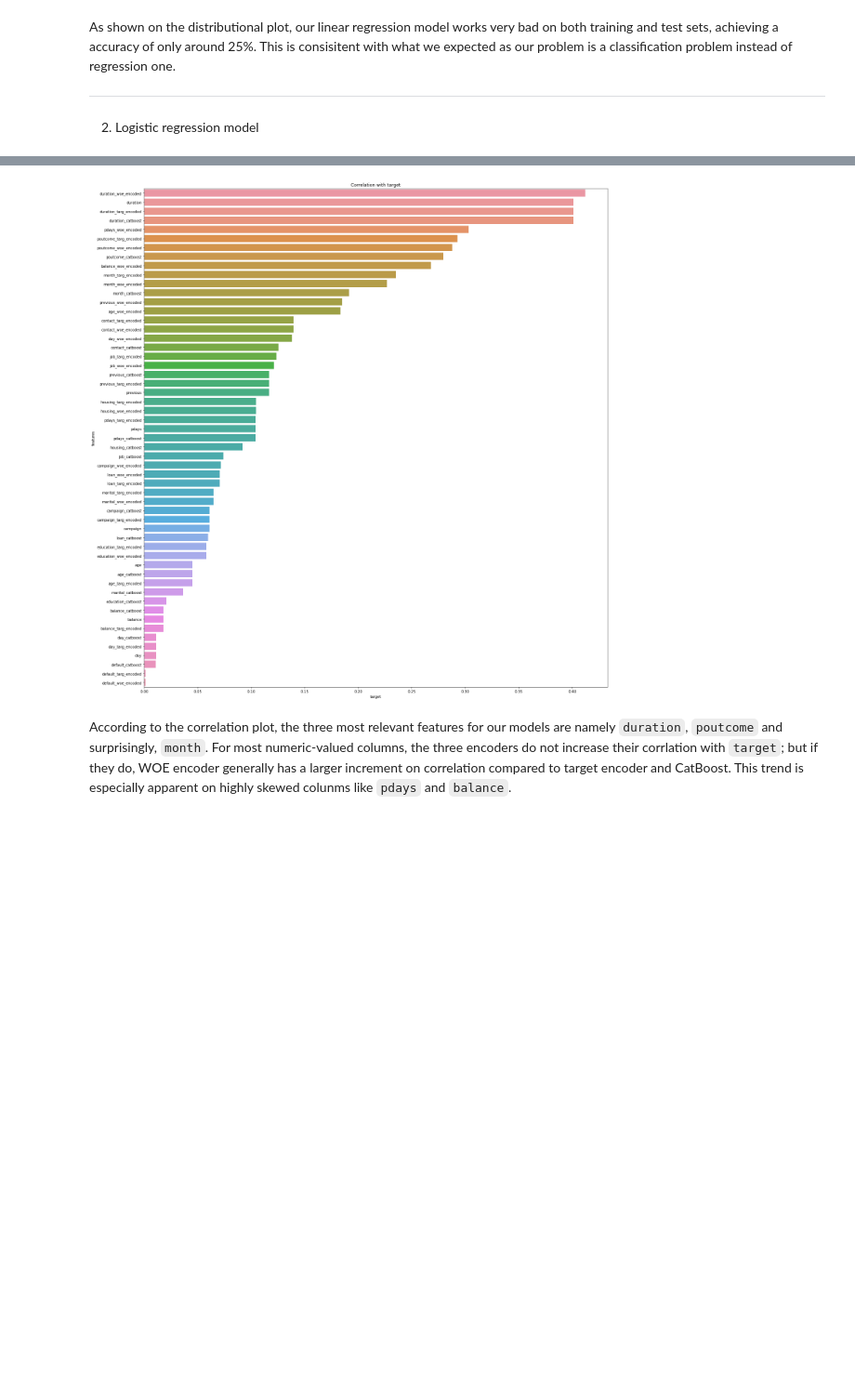
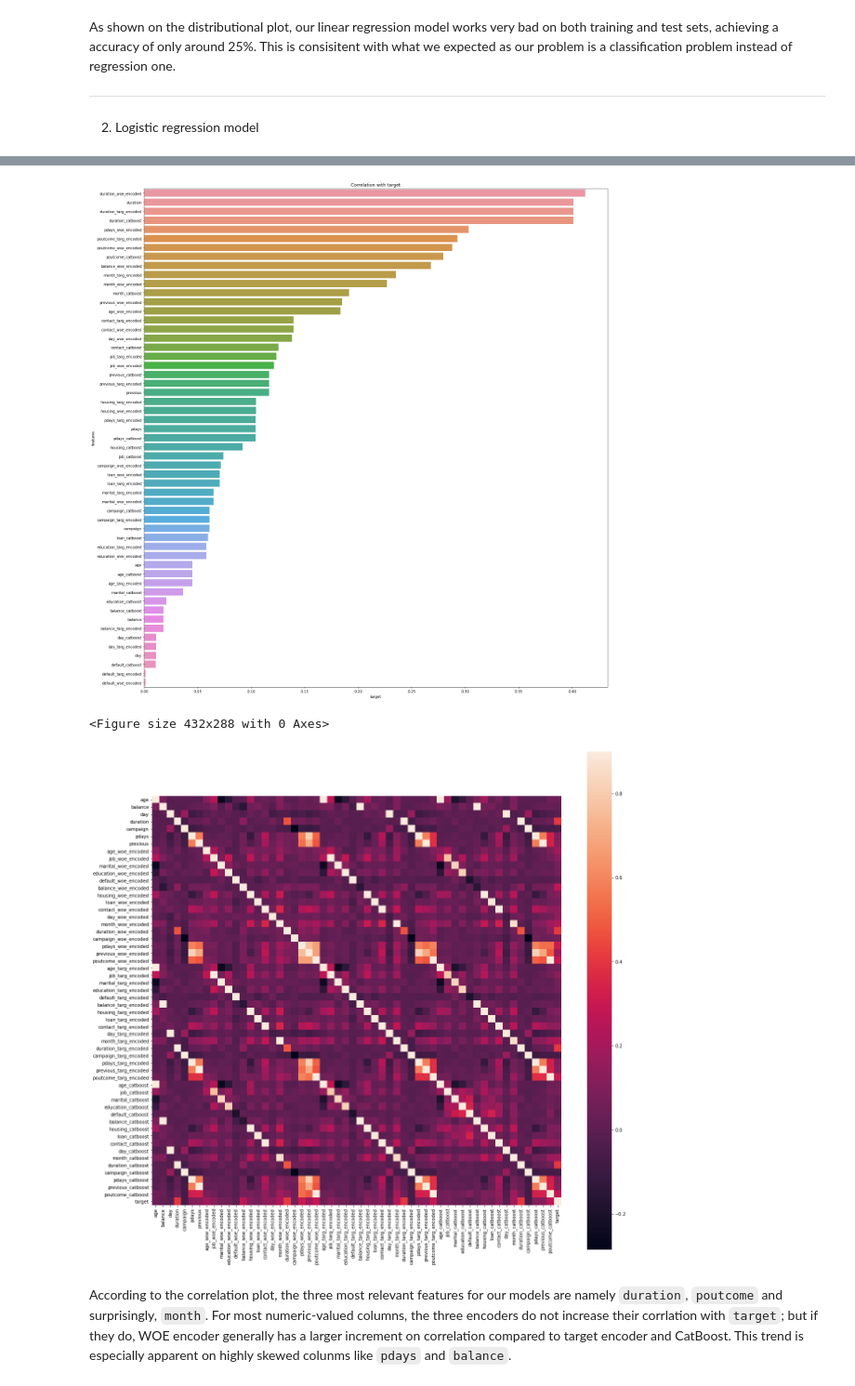
Before and after one commit to BerylliuMM2000/BankMarketing, a Jupyter notebook: Bank-Marketing-Campaign.ipynb, the cells around one changed output, grey strips where cells are left out. Shown at 93% size. Cells and saved outputs as stored; diff of their text form; code cells hidden in the pictures; blank space fills up the shorter version.

Commit message:
Add heatmap

```diff
--- a/Bank-Marketing-Campaign.ipynb
+++ b/Bank-Marketing-Campaign.ipynb
@@ -377,8 +377,16 @@ barplot(x="target", y="features", data=df)
 title('Correlation with target')
 tight_layout()
 show()
+savefig("Correlation.png")
 # %% [output]
 [figure]
+<Figure size 432x288 with 0 Axes>
+# %%
+subplots(figsize=(20,20))
+heatmap(corrmat, vmax=0.9, square=True)
+savefig("correlation_heatmap")
+# %% [output]
+[figure, added]
 # %% [markdown]
 According to the correlation plot, the three most relevant features for our models are namely `duration`, `poutcome` and surprisingly, `month`. For most numeric-valued columns, the three encoders do not increase their corrlation with `target`; but if they do, WOE encoder generally has a larger increment on correlation compared to target encoder and CatBoost. This trend is especially apparent on highly skewed colunms like `pdays` and `balance`.
 # %% [markdown]
```
Also changed, not shown: parts of 14 cells of this notebook.
